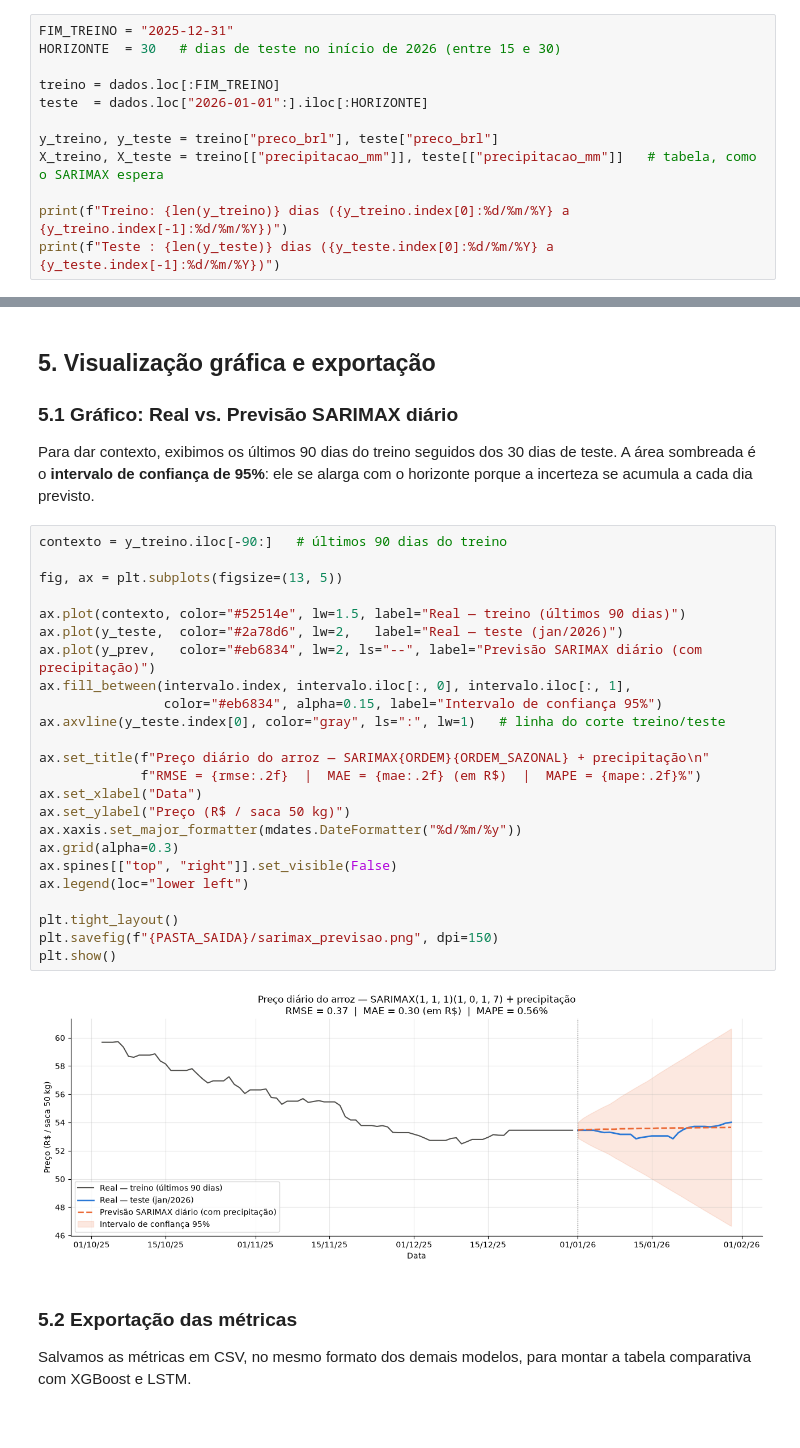
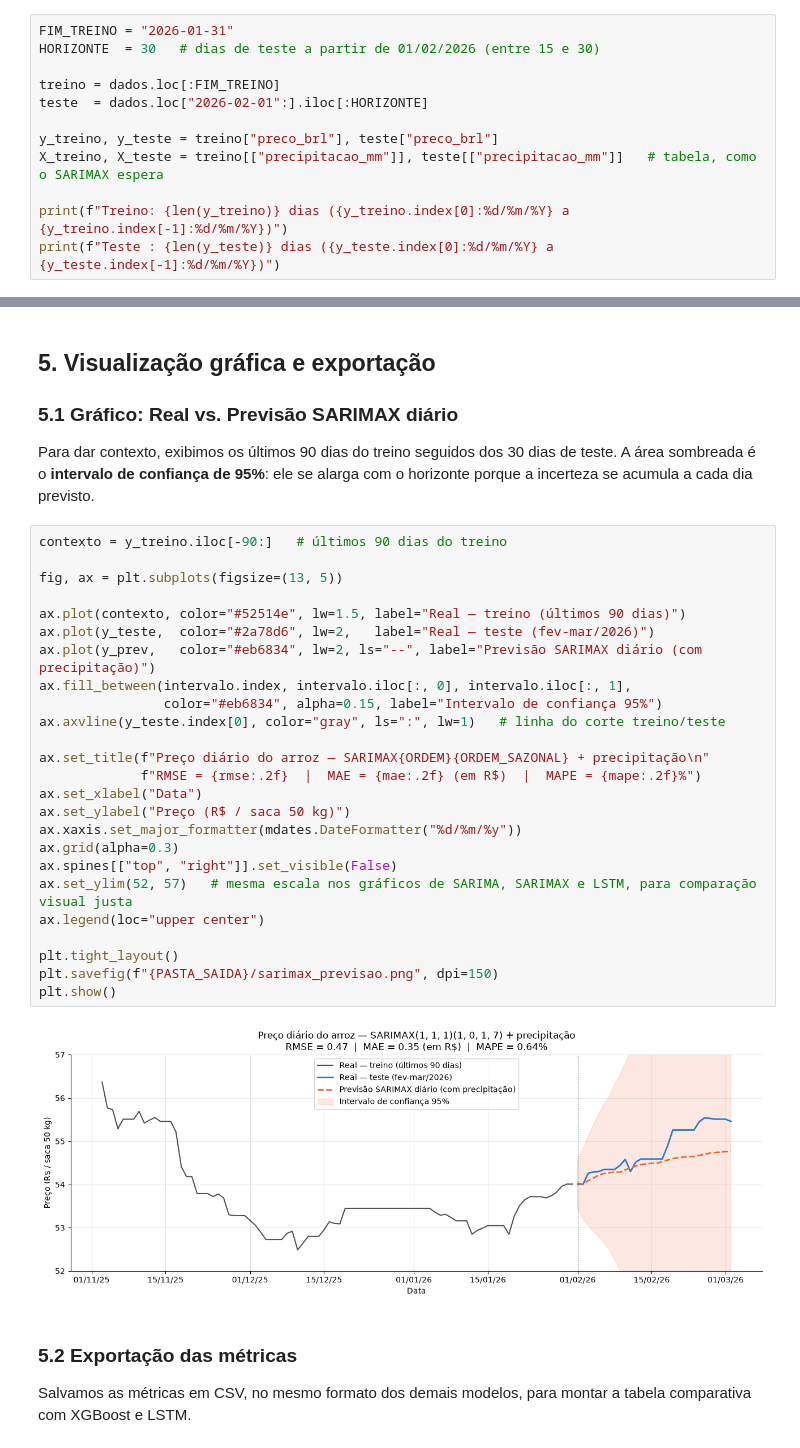
Before and after one commit to brunoOrigem/tcc-predicao-commodities-rs, a Jupyter notebook: models/sarimax_arroz.ipynb, the cells around one changed output, grey strips where cells are left out. Drawn from its saved outputs; the diff is of its cells as text.

```diff
--- a/models/sarimax_arroz.ipynb
+++ b/models/sarimax_arroz.ipynb
@@ -98,11 +98,11 @@ Em séries temporais a divisão **nunca é aleatória**: o modelo só pode apren
 
 A constante `HORIZONTE` define o tamanho do teste e pode ser ajustada entre 15 e 30 dias.
 # %%
-FIM_TREINO = "2025-12-31"
-HORIZONTE  = 30   # dias de teste no início de 2026 (entre 15 e 30)
+FIM_TREINO = "2026-01-31"
+HORIZONTE  = 30   # dias de teste a partir de 01/02/2026 (entre 15 e 30)
 
 treino = dados.loc[:FIM_TREINO]
-teste  = dados.loc["2026-01-01":].iloc[:HORIZONTE]
+teste  = dados.loc["2026-02-01":].iloc[:HORIZONTE]
 
 y_treino, y_teste = treino["preco_brl"], teste["preco_brl"]
 X_treino, X_teste = treino[["precipitacao_mm"]], teste[["precipitacao_mm"]]   # tabela, como o SARIMAX espera
@@ -336,29 +336,30 @@ A área sombreada é o **intervalo de confiança de 95%**: ele se alarga com o h
 # %%
 contexto = y_treino.iloc[-90:]   # últimos 90 dias do treino
 
 fig, ax = plt.subplots(figsize=(13, 5))
 
 ax.plot(contexto, color="#52514e", lw=1.5, label="Real — treino (últimos 90 dias)")
-ax.plot(y_teste,  color="#2a78d6", lw=2,   label="Real — teste (jan/2026)")
+ax.plot(y_teste,  color="#2a78d6", lw=2,   label="Real — teste (fev-mar/2026)")
 ax.plot(y_prev,   color="#eb6834", lw=2, ls="--", label="Previsão SARIMAX diário (com precipitação)")
 ax.fill_between(intervalo.index, intervalo.iloc[:, 0], intervalo.iloc[:, 1],
                 color="#eb6834", alpha=0.15, label="Intervalo de confiança 95%")
 ax.axvline(y_teste.index[0], color="gray", ls=":", lw=1)   # linha do corte treino/teste
 
 ax.set_title(f"Preço diário do arroz — SARIMAX{ORDEM}{ORDEM_SAZONAL} + precipitação\n"
              f"RMSE = {rmse:.2f}  |  MAE = {mae:.2f} (em R$)  |  MAPE = {mape:.2f}%")
 ax.set_xlabel("Data")
 ax.set_ylabel("Preço (R$ / saca 50 kg)")
 ax.xaxis.set_major_formatter(mdates.DateFormatter("%d/%m/%y"))
 ax.grid(alpha=0.3)
 ax.spines[["top", "right"]].set_visible(False)
-ax.legend(loc="lower left")
+ax.set_ylim(52, 57)   # mesma escala nos gráficos de SARIMA, SARIMAX e LSTM, para comparação visual justa
+ax.legend(loc="upper center")
 
 plt.tight_layout()
 plt.savefig(f"{PASTA_SAIDA}/sarimax_previsao.png", dpi=150)
 plt.show()
 # %% [output]
-[figure, old version]
+[figure, new version]
 # %% [markdown]
 ### 5.2 Exportação das métricas
 
```
Also changed, not shown: parts of 11 cells of this notebook, 5 other files.
